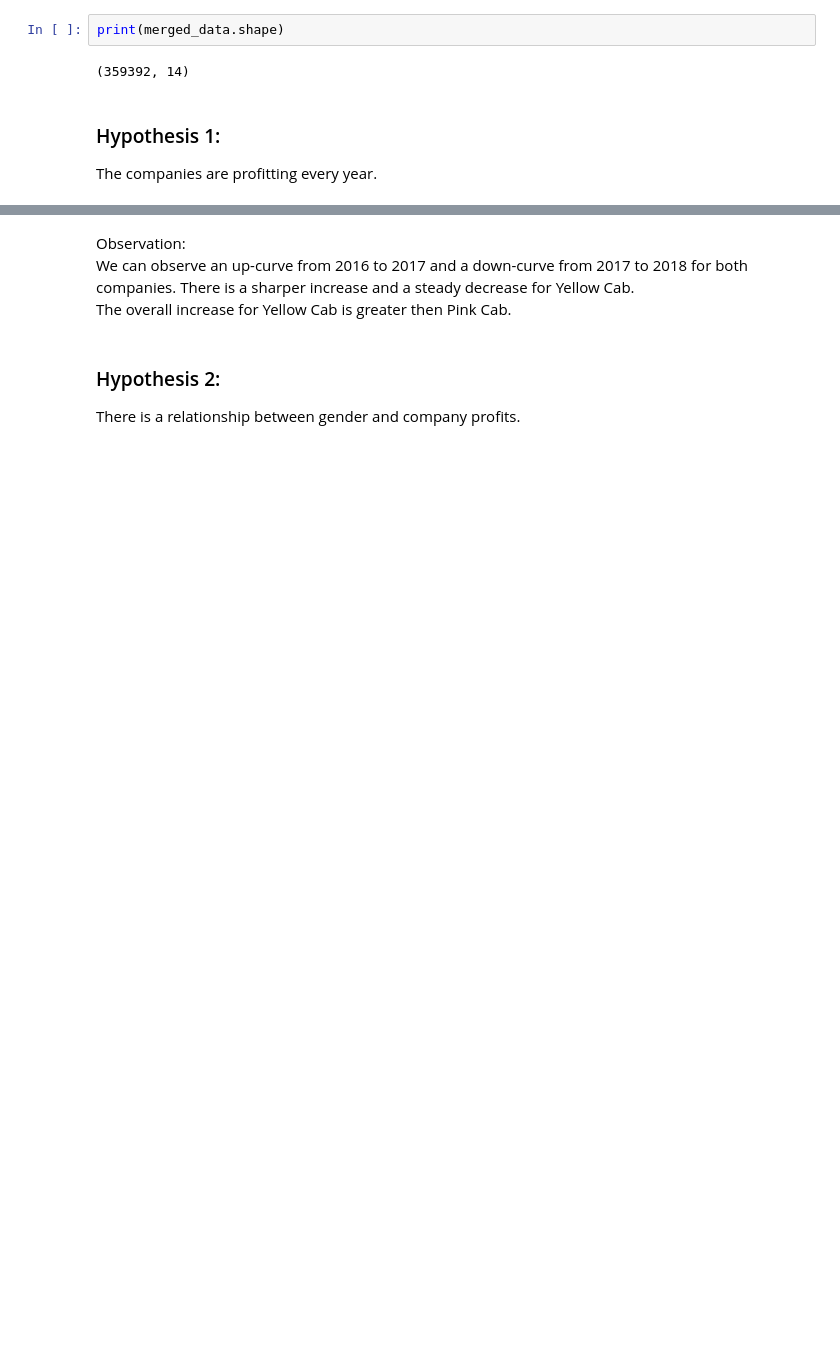
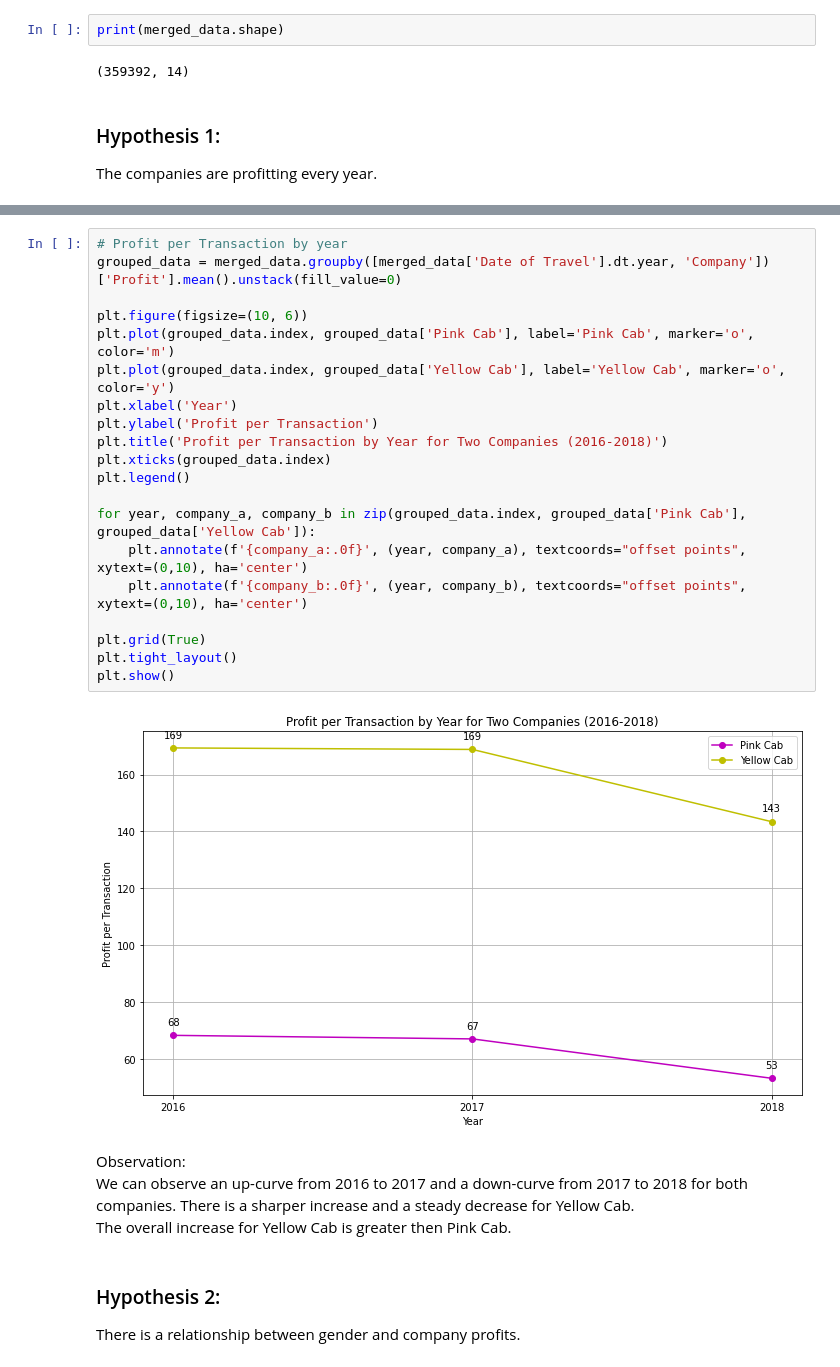
Before and after one commit to jshen1s1/DataSets, a Jupyter notebook: EDA_study.ipynb, the cells around one changed output, grey strips where cells are left out. Drawn from its saved outputs; the diff is of its cells as text; blank space fills up the shorter version.

```diff
--- a/EDA_study.ipynb
+++ b/EDA_study.ipynb
@@ -48,3 +59,25 @@ Value already converted to date value
+# %%
+# Profit per Transaction by year
+grouped_data = merged_data.groupby([merged_data['Date of Travel'].dt.year, 'Company'])['Profit'].mean().unstack(fill_value=0)
+
+plt.figure(figsize=(10, 6))
+plt.plot(grouped_data.index, grouped_data['Pink Cab'], label='Pink Cab', marker='o', color='m')
+plt.plot(grouped_data.index, grouped_data['Yellow Cab'], label='Yellow Cab', marker='o', color='y')
+plt.xlabel('Year')
+plt.ylabel('Profit per Transaction')
+plt.title('Profit per Transaction by Year for Two Companies (2016-2018)')
+plt.xticks(grouped_data.index)
+plt.legend()
+
+for year, company_a, company_b in zip(grouped_data.index, grouped_data['Pink Cab'], grouped_data['Yellow Cab']):
+    plt.annotate(f'{company_a:.0f}', (year, company_a), textcoords="offset points", xytext=(0,10), ha='center')
+    plt.annotate(f'{company_b:.0f}', (year, company_b), textcoords="offset points", xytext=(0,10), ha='center')
+
+plt.grid(True)
+plt.tight_layout()
+plt.show()
+# %% [output]
+[figure, added]
 # %% [markdown]
 Observation:\
 We can observe an up-curve from 2016 to 2017 and a down-curve from 2017 to 2018 for both companies.
```
Also changed, not shown: parts of 12 cells of this notebook, 1 other file.
